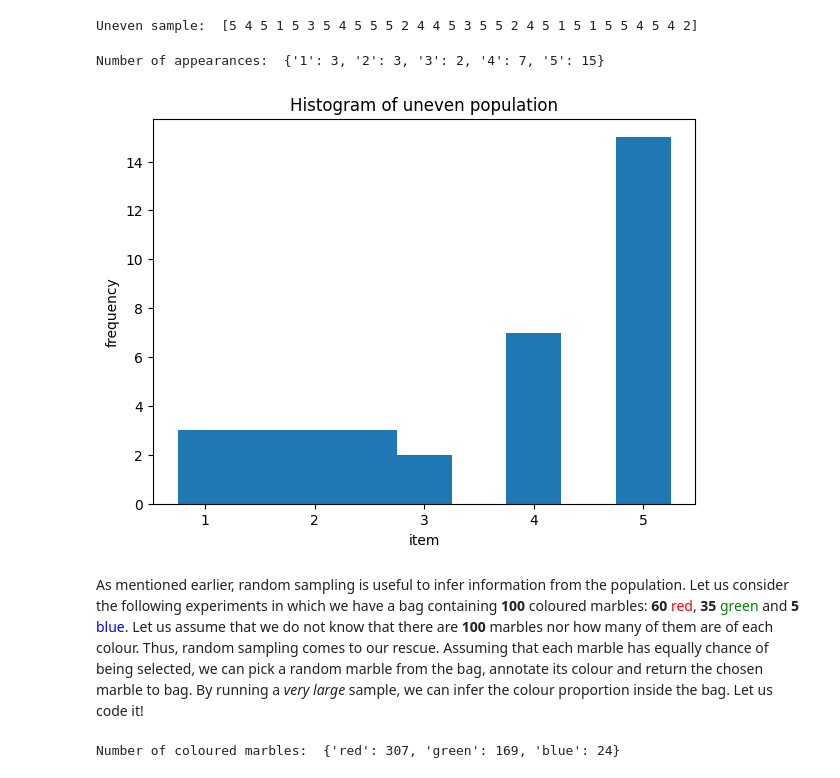
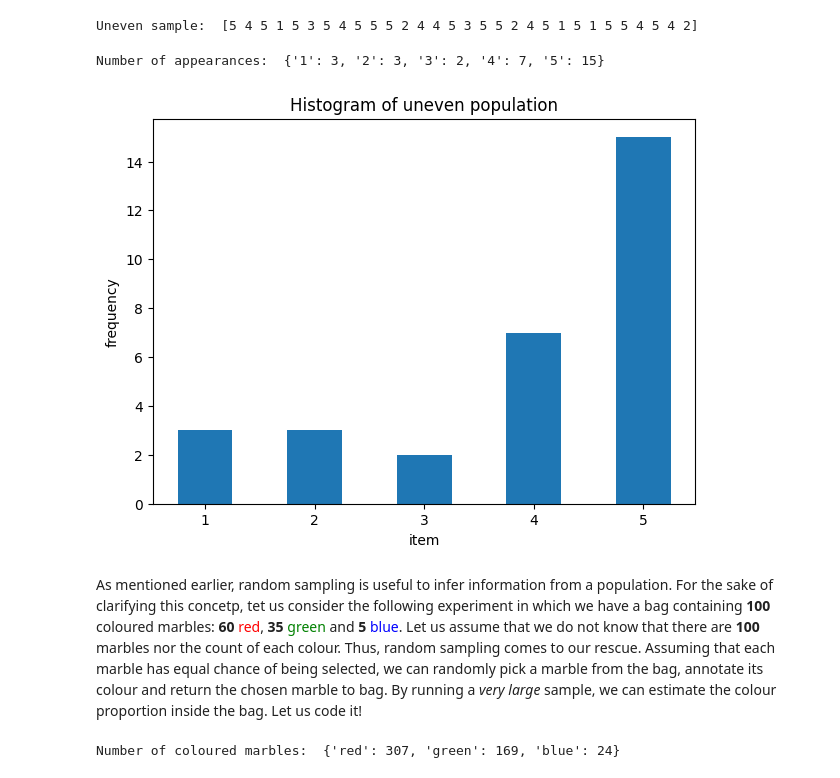
Before and after one commit to ImperialCollegeLondon/ReCoDe-Euler-Maruyama, a Jupyter notebook: notebooks/1- Introduction.ipynb, the cells around one changed output. Drawn from its saved outputs; the diff is of its cells as text; code cells hidden in the pictures.

```diff
--- a/notebooks/1- Introduction.ipynb
+++ b/notebooks/1- Introduction.ipynb
@@ -346,23 +350,23 @@ Uneven sample:  [5 4 5 1 5 3 5 4 5 5 5 2 4 4 5 3 5 5 2 4 5 1 5 1 5 5 4 5 4 2]
 # %%
 # We can count the number of appearances of each item
 counter = {str(k): 0 for k in population}
 for i in uneven_sample:
     counter[str(i)] += 1
 
 print("Number of appearances: ", counter)
 
 fig, ax = plt.subplots(figsize=(7,5))
-ax.hist(uneven_sample, bins=[0.75, 1.25, 2.75, 3.25, 3.75, 4.25, 4.75, 5.25])
+ax.hist(uneven_sample, bins=[0.75, 1.25, 1.75, 2.25, 2.75, 3.25, 3.75, 4.25, 4.75, 5.25])
 ax.set_xlabel("item")
 ax.set_ylabel("frequency")
 ax.set_title("Histogram of uneven population")
 
 plt.show()
 # %% [output]
 Number of appearances:  {'1': 3, '2': 3, '3': 2, '4': 7, '5': 15}
-[figure, old version]
+[figure, new version]
 # %% [markdown]
-As mentioned earlier, random sampling is useful to infer information from the population. Let us consider the following experiments in which we have a bag containing **100** coloured marbles: **60** <span style="color:red">red</span>, **35** <span style="color:green">green</span> and **5** <span style="color:blue">blue</span>. Let us assume that we do not know that there are **100** marbles nor how many of them are of each colour. Thus, random sampling comes to our rescue. Assuming that each marble has equally chance of being selected, we can pick a random marble from the bag, annotate its colour and return the chosen marble to bag. By running a *very large* sample, we can infer the colour proportion inside the bag. Let us code it!
+As mentioned earlier, random sampling is useful to infer information from a population. For the sake of clarifying this concetp, tet us consider the following experiment in which we have a bag containing **100** coloured marbles: **60** <span style="color:red">red</span>, **35** <span style="color:green">green</span> and **5** <span style="color:blue">blue</span>. Let us assume that we do not know that there are **100** marbles nor the count of each colour. Thus, random sampling comes to our rescue. Assuming that each marble has equal chance of being selected, we can randomly pick a marble from the bag, annotate its colour and return the chosen marble to bag. By running a *very large* sample, we can estimate the colour proportion inside the bag. Let us code it!
 # %%
 # First we define the population
 red = np.array(["red"] * 60)
```
Also changed, not shown: parts of 36 cells of this notebook, 1 other file.
